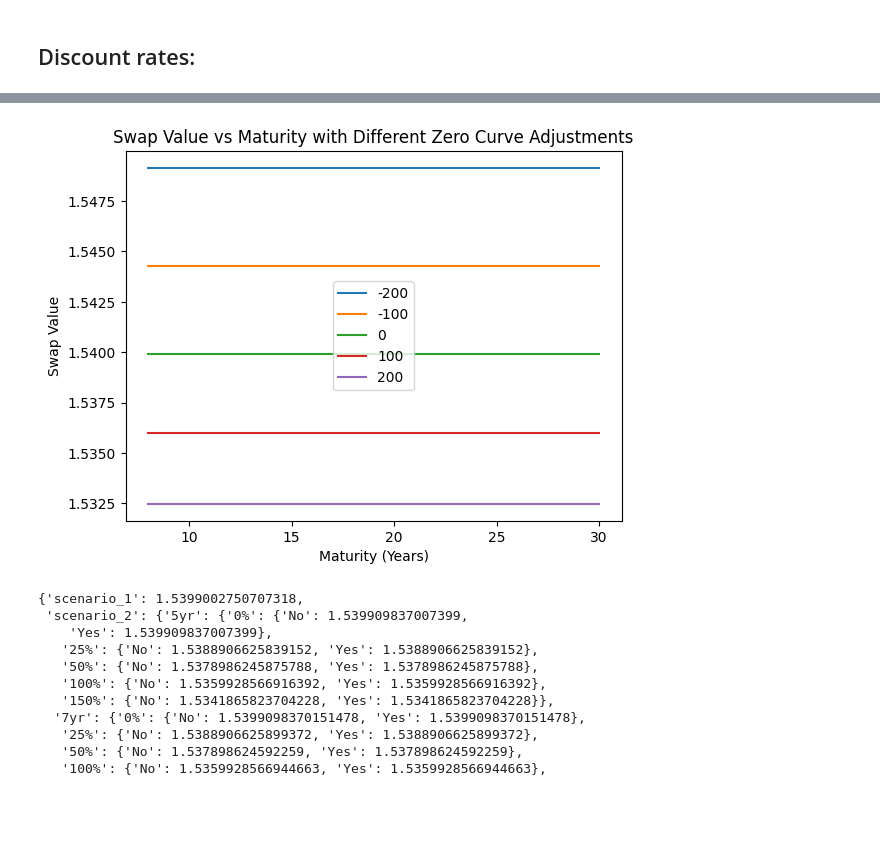
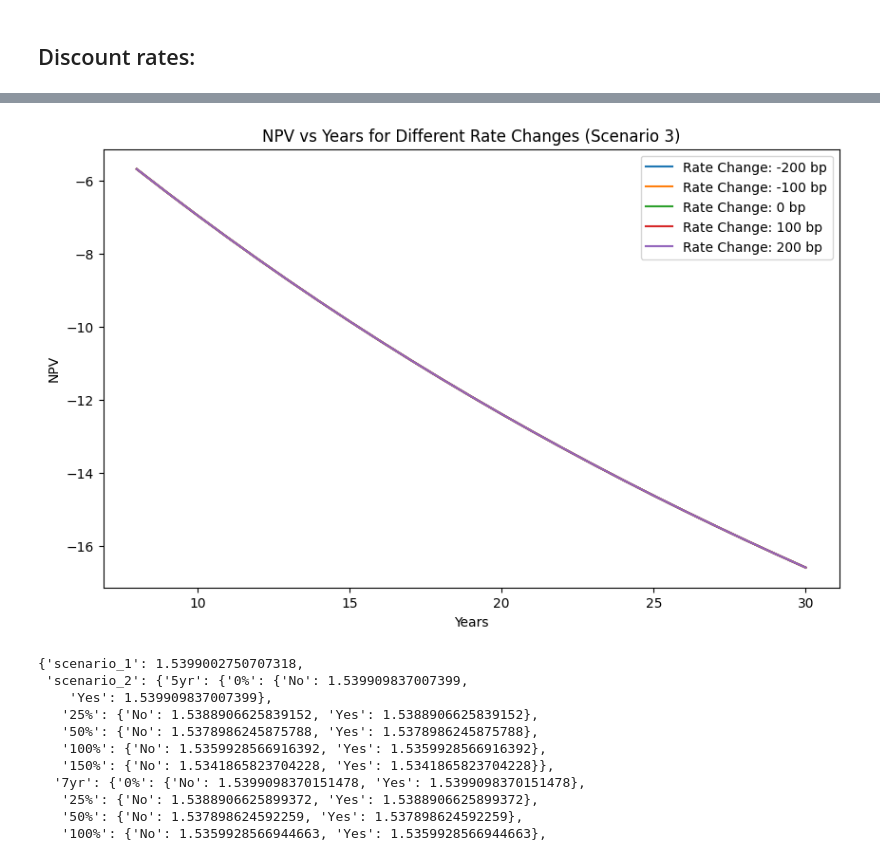
Before and after one commit to Lebramjames/E_FIN_SPFDM, a Jupyter notebook: assignment 1/assignment1_spfdm_group1_1.ipynb, the cells around one changed output, grey strips where cells are left out. Drawn from its saved outputs; the diff is of its cells as text; code cells hidden in the pictures; blank space fills up the shorter version.

```diff
--- a/assignment 1/assignment1_spfdm_group1_1.ipynb
+++ b/assignment 1/assignment1_spfdm_group1_1.ipynb
@@ -468,13 +475,14 @@ def adjust_rates(df, basis_points):
 # %%
 Scenarios = {}
 
+print("####################### Scenario 1 ###########################")
 # Scenario 1:
 end_date_1 = start_date + pd.DateOffset(years=2)
 amortization_schedule_1 = create_amortization_schedule(start_date, end_date_1, notional_amount, 50, payment_frequency)
 fixed_rate = 0.03
-IRS_enginge(notional_amount, start_date, end_date_1, payment_frequency, fixed_rate, swap_type='fixed_vs_floating', amortization_schedule=None, one_curve=True, is_at_initiation = is_at_initiation)
+IRS_enginge(notional_amount, start_date, end_date_1, payment_frequency, fixed_rate, amortization_schedule=None, one_curve=True, is_at_initiation = is_at_initiation)
 
-
+print("####################### Scenario 2 ###########################")
 # Scenario 2:
 Scenarios['scenario_2'] = {}
 
@@ -486,6 +494,7 @@ adjust_rates_list = [0, 25,50, 100, 150]
 short_term_years = [5, 7]
 
 for year in short_term_years:
+    print(f'> Year: {year}')
     Scenarios['scenario_2'][f'{year}yr'] = {}
 
     end_date_2 = start_date + pd.DateOffset(years=year)
@@ -493,18 +502,23 @@ for year in short_term_years:
     amortization_schedule_list = [None, amortization_schedule_2]
 
     for rate in adjust_rates_list:
+        print(f'>> Change rate: {rate}')
+
         adjusted_rates = adjust_rates(european_zerorates.copy(), rate)
         Scenarios['scenario_2'][f'{year}yr'][f'{rate}%'] = {}
         for schedule in amortization_schedule_list:
             if schedule == None:
-                Scenarios['scenario_2'][f'{year}yr'][f'{rate}%']['No'] = IRS_enginge(adjusted_rates, notional_amount, start_date, end_date_2, payment_frequency, fixed_rate, swap_type='fixed_vs_floating', amortization_schedule=schedule, one_curve=True)
+                Scenarios['scenario_2'][f'{year}yr'][f'{rate}%']['No'] = IRS_enginge(notional_amount, start_date, end_date_2, payment_frequency, fixed_rate, amortization_schedule=schedule, one_curve=True, is_at_initiation = is_at_initiation)
             else:
-                Scenarios['scenario_2'][f'{year}yr'][f'{rate}%']['Yes'] = IRS_enginge(adjusted_rates, notional_amount, start_date, end_date_2, payment_frequency, fixed_rate, swap_type='fixed_vs_floating', amortization_schedule=schedule, one_curve=True)
+                Scenarios['scenario_2'][f'{year}yr'][f'{rate}%']['Yes'] = IRS_enginge(notional_amount, start_date, end_date_2, payment_frequency, fixed_rate, amortization_schedule=schedule, one_curve=True, is_at_initiation = is_at_initiation)
+
+print("####################### Scenario 3 ###########################")
 
 # Scneario 3:
 Scenarios['scenario_3'] = {}
 
 for years in range(8, 31):
+    print(f'> Year: {years}')
     end_date_3 = start_date + pd.DateOffset(years=years)
     amortization_schedule_3 = create_amortization_schedule(start_date, end_date_3, notional_amount, 50, payment_frequency)
 
@@ -512,7 +526,9 @@ for years in range(8, 31):
     rate_changes_bp = [-200, -100, 0, 100, 200]  # -2% (-200 bp), -1% (-100 bp), 0%, +1% (+100 bp), +2% (+200 bp)
 
     for change_bp in rate_changes_bp:
+        print(f'>> Change rate: {change_bp}')
+
         adjusted_rates = adjust_rates(european_zerorates.copy(), change_bp)
         scenario_key = f"{change_bp/10:+.0f}%"  # e.g., "+100%", "-100%"
-        Scenarios['scenario_3'][f"{years}yr"][scenario_key] = IRS_enginge(adjusted_rates, notional_amount, start_date, end_date_3, payment_frequency, fixed_rate, swap_type='fixed_vs_floating', amortization_schedule=amortization_schedule_3, one_curve=True)
+        Scenarios['scenario_3'][f"{years}yr"][scenario_key] = IRS_enginge(notional_amount, start_date, end_date_3, payment_frequency, fixed_rate, amortization_schedule=amortization_schedule_3, one_curve=True, is_at_initiation = is_at_initiation)
 # %% [output]
@@ -521,20 +552,28 @@ TypeError: IRS_enginge() got multiple values for argument 'swap_type'
 # %%
-# Plot scenario 3:
+import matplotlib.pyplot as plt
 
 # Prepare data for plotting
-maturities = range(8, 31)
-rate_changes = [-200, -100, 0, 100, 200]
+years = range(8, 31)  # Years from 8 to 30
+rate_changes = [-200, -100, 0, 100, 200]  # Rate changes
+
+# Initialize a plot
+plt.figure(figsize=(10, 6))
+
+# Loop over each rate change and plot the corresponding NPVs
 for change in rate_changes:
-    swap_values = [Scenarios['scenario_3'][f'{8}yr'][f"{change/10:+.0f}%"] for year in maturities]
-    plt.plot(maturities, swap_values, label=change)
+    npvs = [Scenarios['scenario_3'][f"{year}yr"][f"{change/10:+.0f}%"] for year in years]
+    plt.plot(years, npvs, label=f"Rate Change: {change} bp")
 
-plt.xlabel('Maturity (Years)')
-plt.ylabel('Swap Value')
-plt.title('Swap Value vs Maturity with Different Zero Curve Adjustments')
+# Adding labels and title
+plt.xlabel('Years')
+plt.ylabel('NPV')
+plt.title('NPV vs Years for Different Rate Changes (Scenario 3)')
 plt.legend()
+
+# Show the plot
 plt.show()
 # %% [output]
-[figure, old version]
+[figure, new version]
 # %%
 Scenarios
 # %% [output]
```
Also changed, not shown: parts of 7 cells of this notebook.
